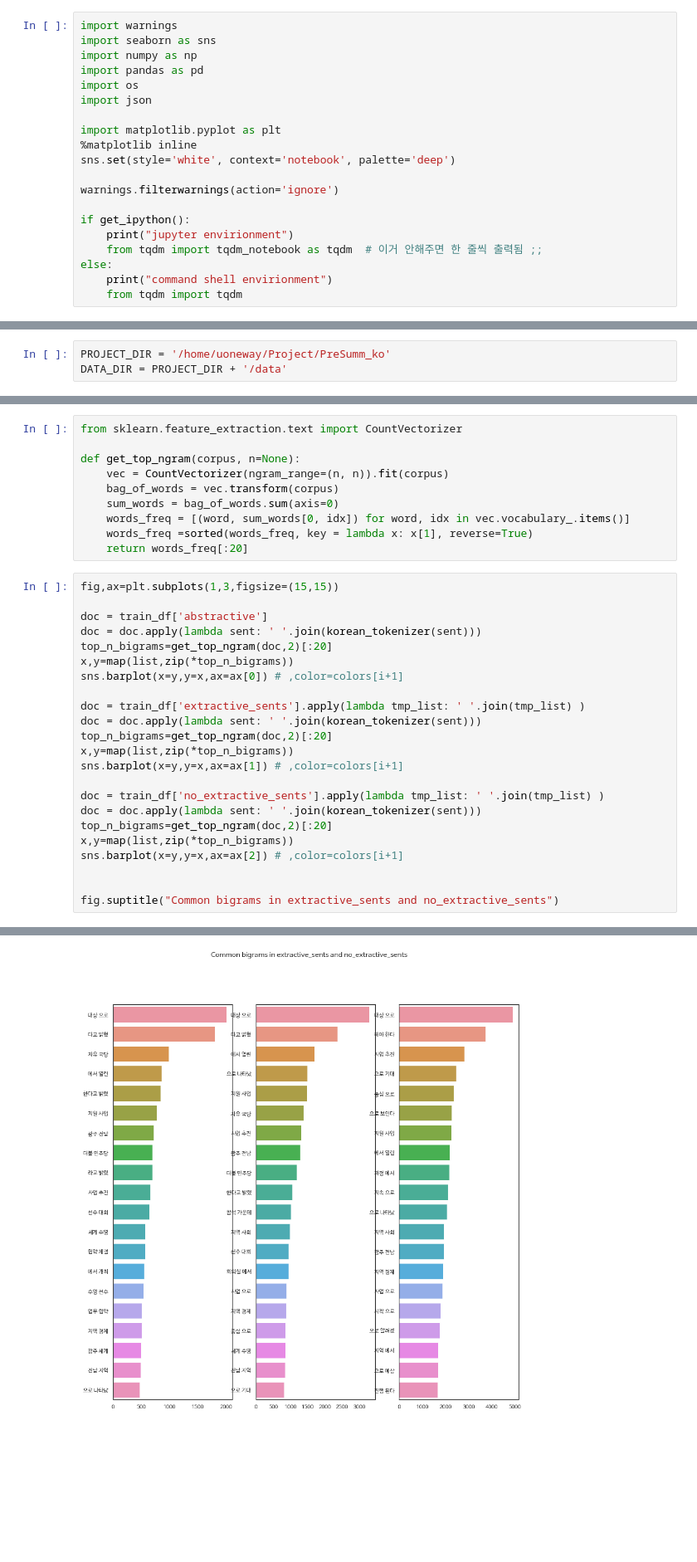
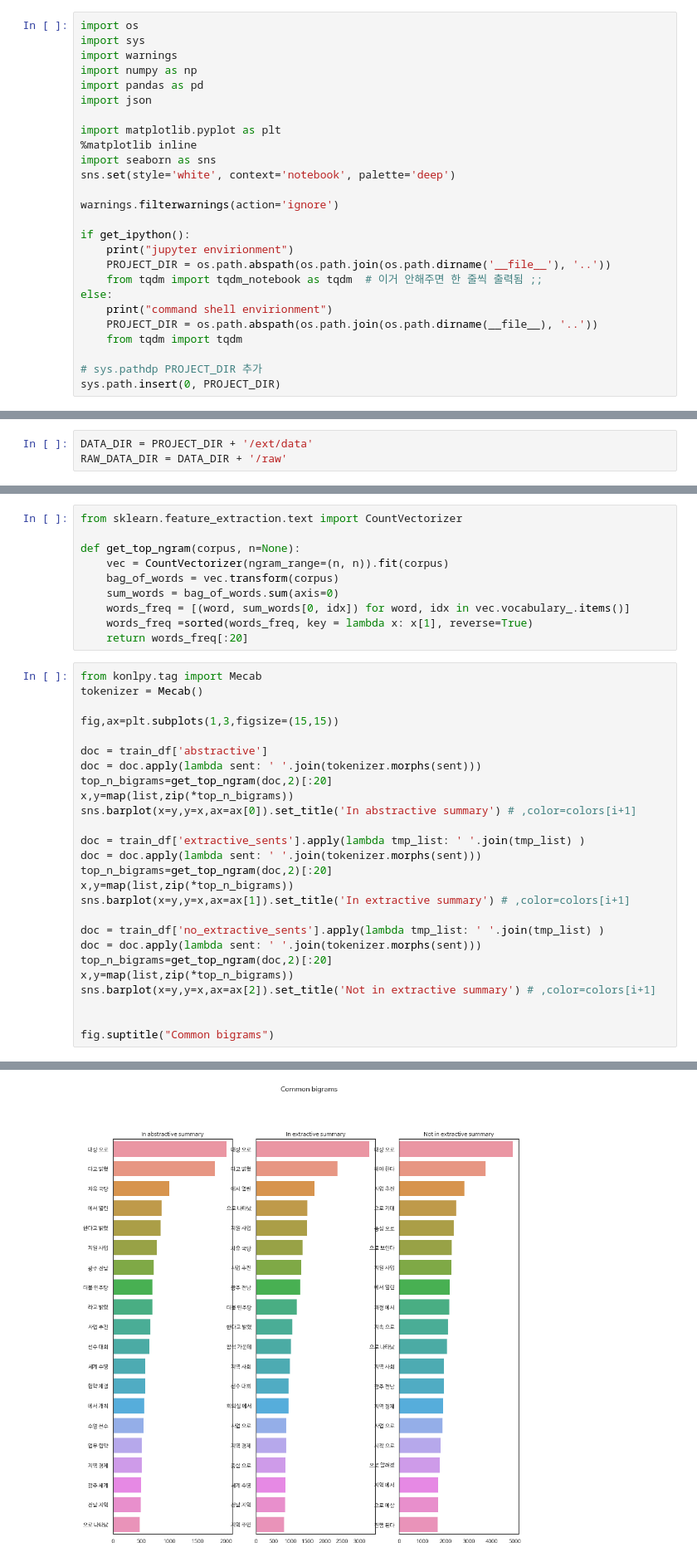
Before and after one commit to uoneway/KoBertSum, a Jupyter notebook: tutorials/EDA.ipynb, the cells around one changed output, grey strips where cells are left out. Shown at 83% size. Saved outputs shown, nothing was run; the diff lists cells and outputs as text; blank space fills up the shorter version.

```diff
--- a/tutorials/EDA.ipynb
+++ b/tutorials/EDA.ipynb
@@ -16,28 +9,34 @@ ROOT_DIR =
 # %%
+import os
+import sys
 import warnings
-import seaborn as sns
 import numpy as np
 import pandas as pd
-import os
 import json
 
 import matplotlib.pyplot as plt
 %matplotlib inline
+import seaborn as sns
 sns.set(style='white', context='notebook', palette='deep')
 
 warnings.filterwarnings(action='ignore')
 
 if get_ipython():
     print("jupyter envirionment")
+    PROJECT_DIR = os.path.abspath(os.path.join(os.path.dirname('__file__'), '..'))
     from tqdm import tqdm_notebook as tqdm  # 이거 안해주면 한 줄씩 출력됨 ;;
 else:
     print("command shell envirionment")
+    PROJECT_DIR = os.path.abspath(os.path.join(os.path.dirname(__file__), '..'))
     from tqdm import tqdm
+
+# sys.pathdp PROJECT_DIR 추가
+sys.path.insert(0, PROJECT_DIR)
 # %% [output]
 jupyter envirionment
-# %%
-PROJECT_DIR = '/home/uoneway/Project/PreSumm_ko'
-DATA_DIR = PROJECT_DIR + '/data'
+# %%
+DATA_DIR = PROJECT_DIR + '/ext/data'
+RAW_DATA_DIR = DATA_DIR + '/raw'
 # %% [markdown]
 ## Import data
 # %% [markdown]
@@ -547,26 +454,29 @@ def get_top_ngram(corpus, n=None):
     words_freq =sorted(words_freq, key = lambda x: x[1], reverse=True)
     return words_freq[:20]
 # %%
+from konlpy.tag import Mecab
+tokenizer = Mecab()
+
 fig,ax=plt.subplots(1,3,figsize=(15,15))
 
 doc = train_df['abstractive']
-doc = doc.apply(lambda sent: ' '.join(korean_tokenizer(sent)))
+doc = doc.apply(lambda sent: ' '.join(tokenizer.morphs(sent)))
 top_n_bigrams=get_top_ngram(doc,2)[:20]
 x,y=map(list,zip(*top_n_bigrams))
-sns.barplot(x=y,y=x,ax=ax[0]) # ,color=colors[i+1]
+sns.barplot(x=y,y=x,ax=ax[0]).set_title('In abstractive summary') # ,color=colors[i+1]
 
 doc = train_df['extractive_sents'].apply(lambda tmp_list: ' '.join(tmp_list) )
-doc = doc.apply(lambda sent: ' '.join(korean_tokenizer(sent)))
+doc = doc.apply(lambda sent: ' '.join(tokenizer.morphs(sent)))
 top_n_bigrams=get_top_ngram(doc,2)[:20]
 x,y=map(list,zip(*top_n_bigrams))
-sns.barplot(x=y,y=x,ax=ax[1]) # ,color=colors[i+1]
+sns.barplot(x=y,y=x,ax=ax[1]).set_title('In extractive summary') # ,color=colors[i+1]
 
 doc = train_df['no_extractive_sents'].apply(lambda tmp_list: ' '.join(tmp_list) )
-doc = doc.apply(lambda sent: ' '.join(korean_tokenizer(sent)))
+doc = doc.apply(lambda sent: ' '.join(tokenizer.morphs(sent)))
 top_n_bigrams=get_top_ngram(doc,2)[:20]
 x,y=map(list,zip(*top_n_bigrams))
-sns.barplot(x=y,y=x,ax=ax[2]) # ,color=colors[i+1]
+sns.barplot(x=y,y=x,ax=ax[2]).set_title('Not in extractive summary') # ,color=colors[i+1]
 
 
-fig.suptitle("Common bigrams in extractive_sents and no_extractive_sents")
+fig.suptitle("Common bigrams")
 # %% [output]
@@ -574 +484 @@ Text(0.5, 0.98, 'Common bigrams in extractive_sents and no_extractive_sents')
-[figure, old version]
+[figure, new version]
```
Also changed, not shown: parts of 65 cells of this notebook.
